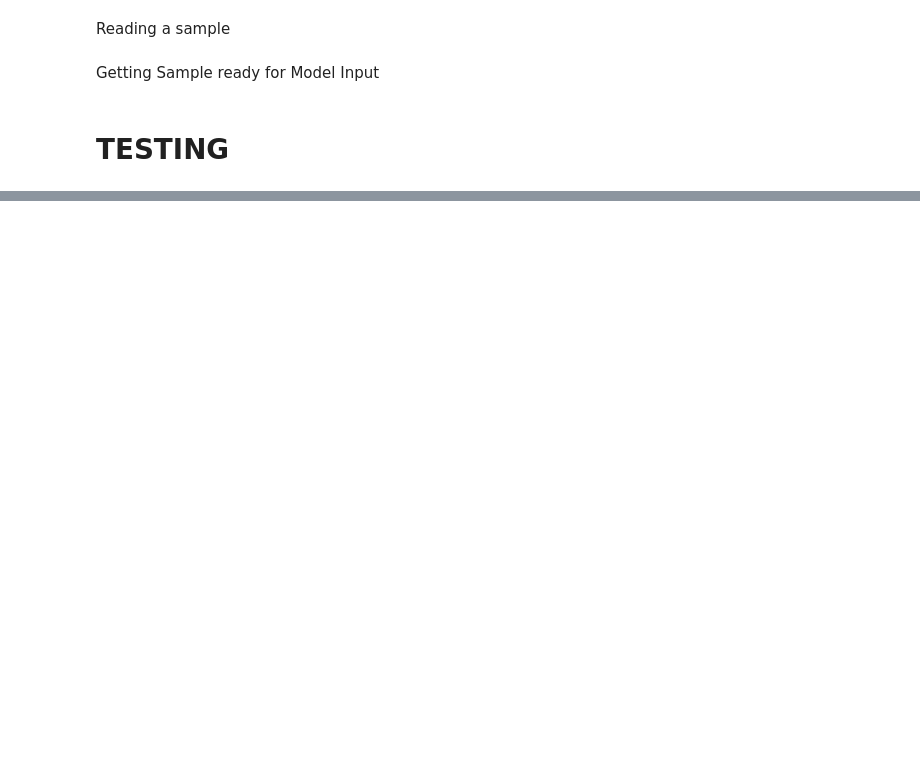
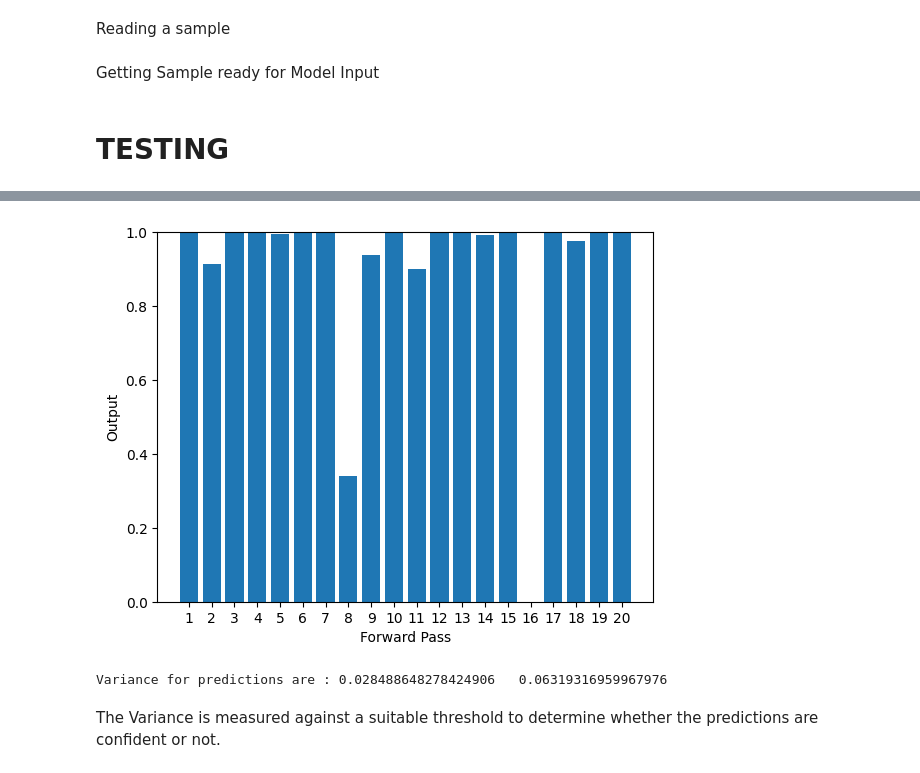
Before and after one commit to NITHISHM2410/Alzheimers-Detection-and-Classification, a Jupyter notebook: Notebooks/few_shot_similarity_nn/FewShotLearning_Similaity_testing.ipynb, the cells around one changed output, grey strips where cells are left out. Saved outputs shown, nothing was run; the diff lists cells and outputs as text; code cells hidden in the pictures; blank space fills up the shorter version.

```diff
--- a/Notebooks/few_shot_similarity_nn/FewShotLearning_Similaity_testing.ipynb
+++ b/Notebooks/few_shot_similarity_nn/FewShotLearning_Similaity_testing.ipynb
@@ -327,0 +377,15 @@ IN THE ABOVE RESULTS:
+# %%
+plt.bar(x = [i for i in range(1,t+1)],height = res2)
+plt.xlabel("Forward Pass")
+plt.ylabel("Output")
+plt.xticks([i for i in range(1,t+1)])
+plt.ylim(0,1)
+plt.show()
+# %% [output]
+[figure, added]
+# %%
+print("Variance for predictions are :",var1," ",var2)
+# %% [output]
+Variance for predictions are : 0.028488648278424906   0.06319316959967976
+# %% [markdown]
+The Variance is measured against a suitable threshold to determine whether the predictions are confident or not.
```
Also changed, not shown: parts of 18 cells of this notebook.
